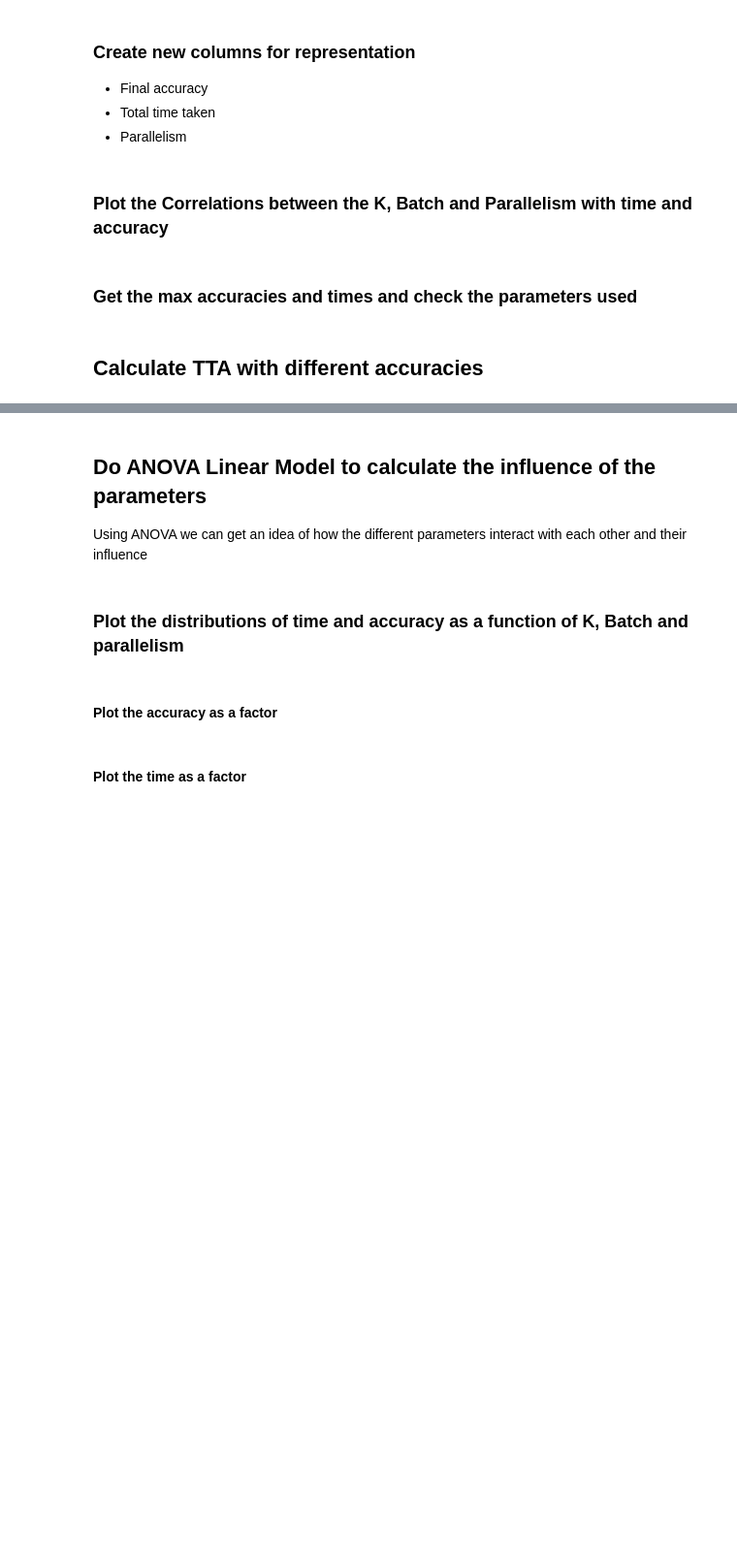
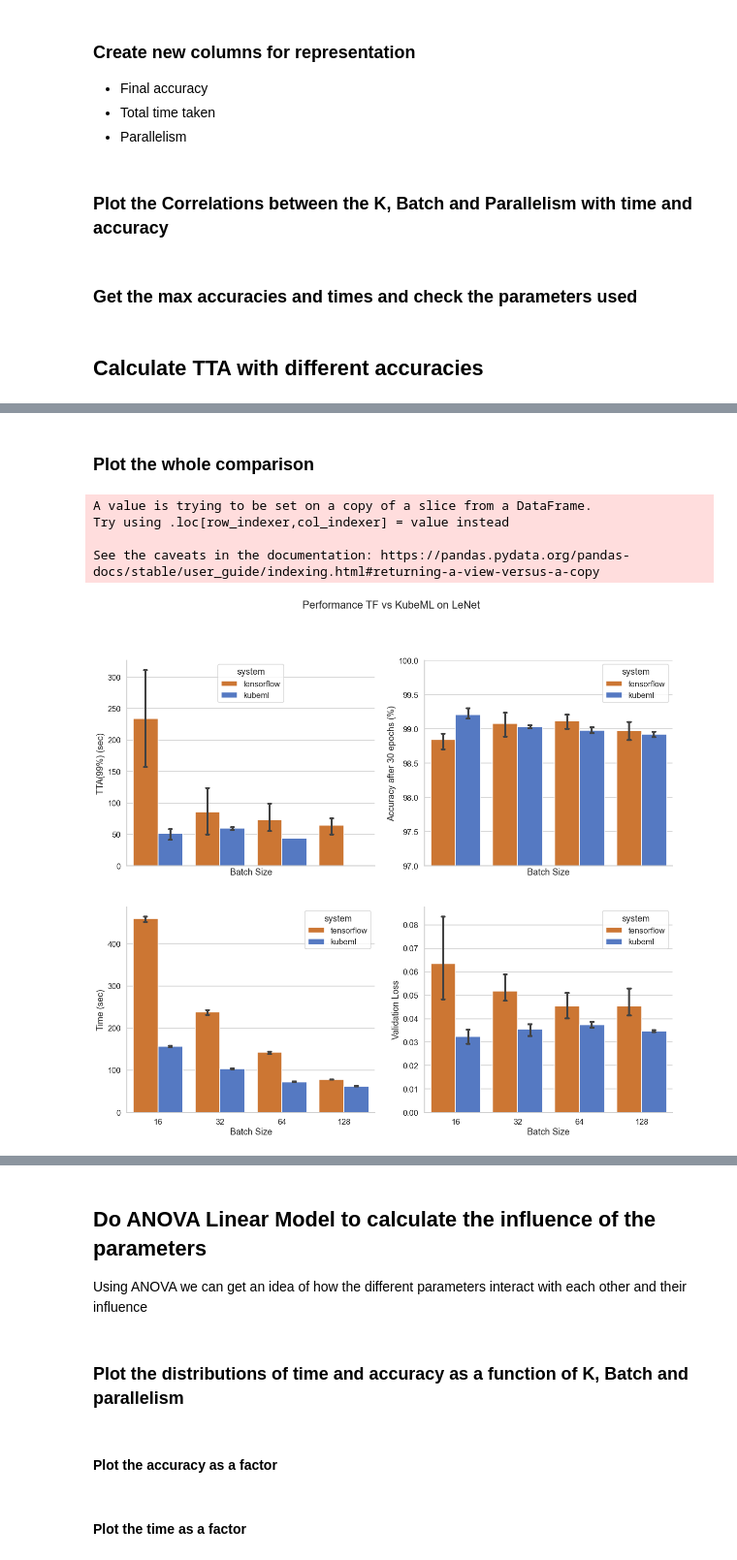
Before and after one commit to DiegoStock12/kubeml, a Jupyter notebook: ml/experiments/insights.ipynb, the cells around one changed output, grey strips where cells are left out. Shown at 97% size. Cells and saved outputs as stored; diff of their text form; code cells hidden in the pictures; blank space fills up the shorter version.

```diff
--- a/ml/experiments/insights.ipynb
+++ b/ml/experiments/insights.ipynb
@@ -312,0 +352,4 @@ plt.ylabel('Accuracy (%)', fontsize=15)
+# %%
+#Define the colors used
+tf_color = '#FF6F00'
+kubecolor = '#316CE6'
@@ -312,0 +420,73 @@ plt.ylabel('Accuracy (%)', fontsize=15)
+# %% [markdown]
+### Plot the whole comparison
+# %%
+# get only the results with k=-1 and
+_l = l[((l.parallelism==4) | (l.parallelism.isna())) & ((l.k==float('inf')) | (l.k.isna())) ]
+
+# set the palette
+sns.set_palette([tf_color, kubecolor], desat=0.8)
+
+
+# COMPARE THE LOSSES, THE VAL LOSS OF KUBEML SHOULD BE HIGHER (DO NOT KNOW THE TRAIN LOSS, BECAUSE OF EXPLORATION,
+# WHILE STILL GIVING BEST ACCURACY (BETTER GENERALIZATION))
+f, ax = plt.subplots(2, 2, sharex=True, figsize=(20, 17))
+
+# 1) Plot the comparison of tta between both
+sns.barplot(x='batch_size',
+            y='tta_99',
+            data=_l,
+            hue='system',
+            capsize=.05,
+            ax=ax[0][0])
+ax[0][0].set_xlabel('Batch Size')
+ax[0][0].set_ylabel('TTA(99%) (sec)')
+
+
+# 2) Plot the max accuracy
+sns.barplot(x='batch_size',
+            y='acc',
+            data=_l,
+            hue='system',
+            capsize=.05,
+            ax=ax[0][1])
+ax[0][1].set_ylim([97, 100])
+ax[0][1].set_xlabel('Batch Size')
+ax[0][1].set_ylabel('Accuracy after 30 epochs (%)')
+
+
+# 3) Plot the difference in GPU utilzation
+sns.barplot(x='batch_size',
+            y='time',
+            data=_l,
+            hue='system',
+            capsize=.05,
+            ax=ax[1][0])
+ax[1][0].set_xlabel('Batch Size')
+ax[1][0].set_ylabel('Time (sec)')
+
+
+# 4) Plot the val loss of both compared
+# calculate the loss
+_l['loss'] = _l['validation_loss'].map(lambda l:l[-1])
+sns.barplot(x='batch_size',
+            y='loss',
+            data=_l ,
+            capsize=.05,
+            hue='system',
+            ax=ax[1][1])
+
+ax[1][1].set_xlabel('Batch Size')
+ax[1][1].set_ylabel('Validation Loss')
+
+plt.suptitle('Performance TF vs KubeML on LeNet')
+
+
+sns.despine()
+
+plt.savefig('./figures/ppt/lenet-performance.png', dpi=400)
+# %% [output]
+A value is trying to be set on a copy of a slice from a DataFrame.
+Try using .loc[row_indexer,col_indexer] = value instead
+
+See the caveats in the documentation: https://pandas.pydata.org/pandas-docs/stable/user_guide/indexing.html#returning-a-view-versus-a-copy
+[figure, added]
```
Also changed, not shown: parts of 29 cells of this notebook, 4 other files.
